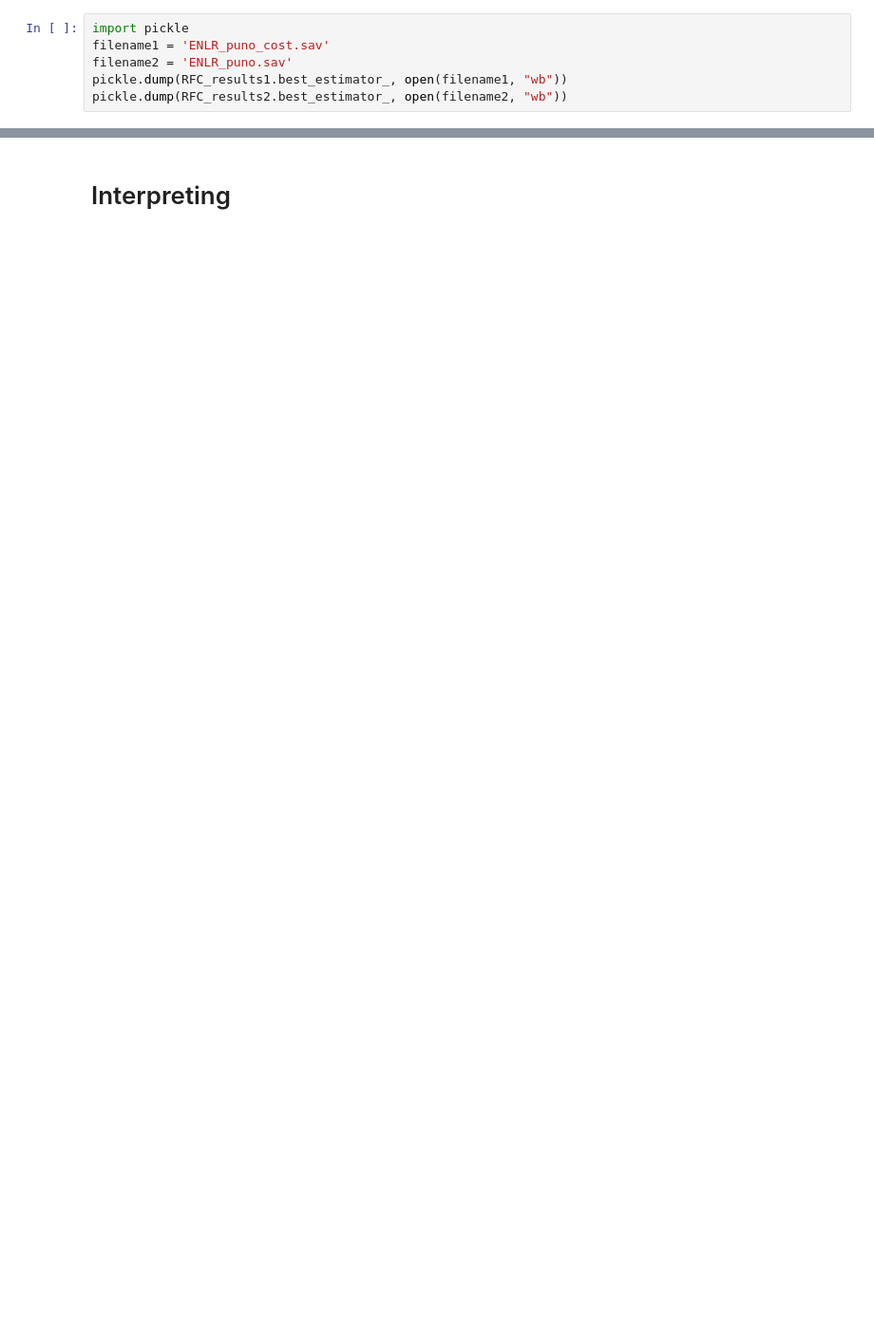
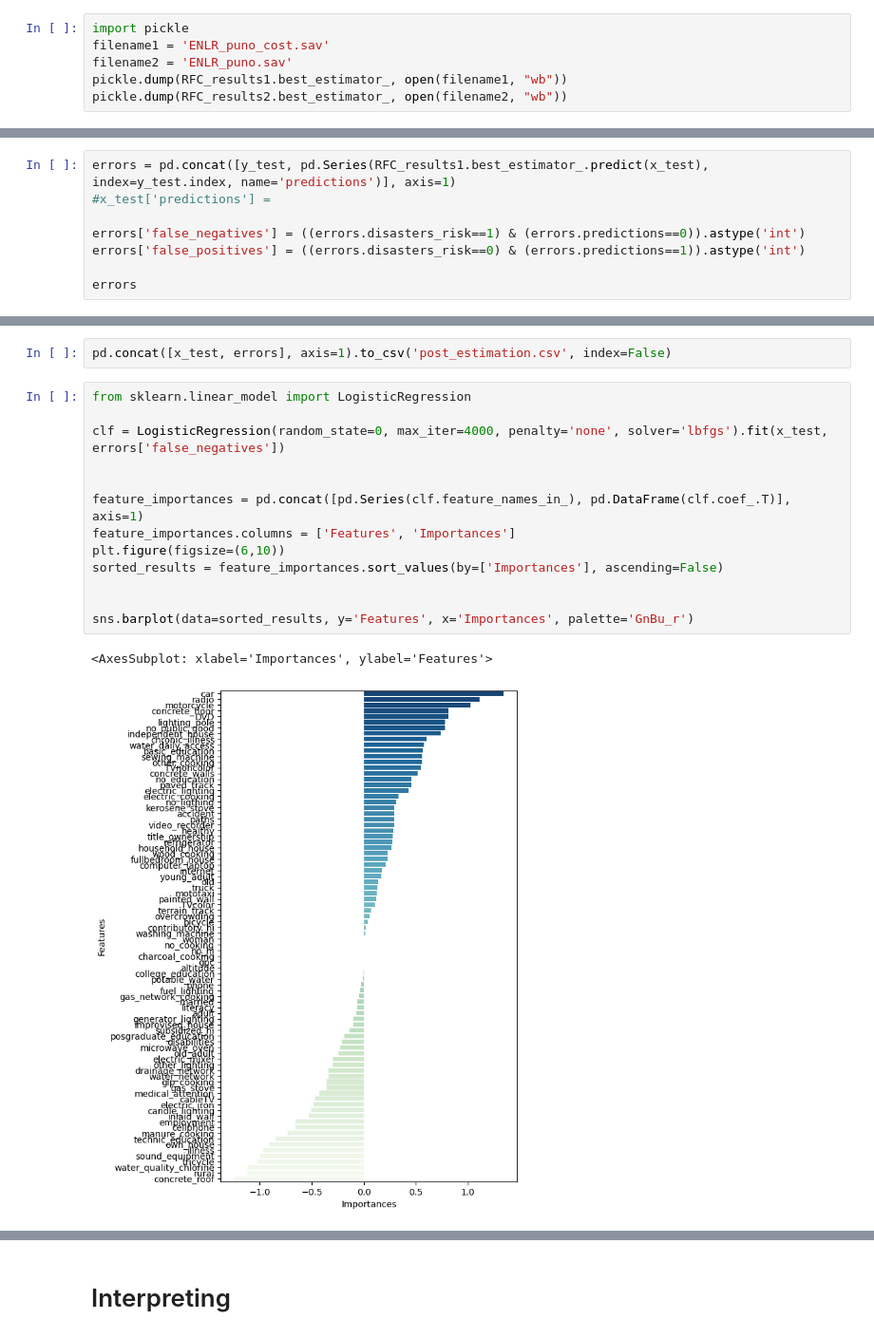
Before and after one commit to renatoquiliche/PaperCienciaDados-PunoPeru, a Jupyter notebook: Python Code/RFC_final.ipynb, the cells around one changed output, grey strips where cells are left out. Shown at 95% size. Saved outputs shown, nothing was run; the diff lists cells and outputs as text; blank space fills up the shorter version.

```diff
--- a/Python Code/RFC_final.ipynb
+++ b/Python Code/RFC_final.ipynb
@@ -159,0 +218,8 @@ S
+# %%
+errors = pd.concat([y_test, pd.Series(RFC_results1.best_estimator_.predict(x_test), index=y_test.index, name='predictions')], axis=1)
+#x_test['predictions'] =
+
+errors['false_negatives'] = ((errors.disasters_risk==1) & (errors.predictions==0)).astype('int')
+errors['false_positives'] = ((errors.disasters_risk==0) & (errors.predictions==1)).astype('int')
+
+errors
@@ -159,0 +247,18 @@ S
+# %%
+pd.concat([x_test, errors], axis=1).to_csv('post_estimation.csv', index=False)
+# %%
+from sklearn.linear_model import LogisticRegression
+
+clf = LogisticRegression(random_state=0, max_iter=4000, penalty='none', solver='lbfgs').fit(x_test, errors['false_negatives'])
+
+
+feature_importances = pd.concat([pd.Series(clf.feature_names_in_), pd.DataFrame(clf.coef_.T)], axis=1)
+feature_importances.columns = ['Features', 'Importances']
+plt.figure(figsize=(6,10))
+sorted_results = feature_importances.sort_values(by=['Importances'], ascending=False)
+
+
+sns.barplot(data=sorted_results, y='Features', x='Importances', palette='GnBu_r')
+# %% [output]
+<AxesSubplot: xlabel='Importances', ylabel='Features'>
+[figure, added]
```
Also changed, not shown: parts of 16 cells of this notebook, 2 other files.
